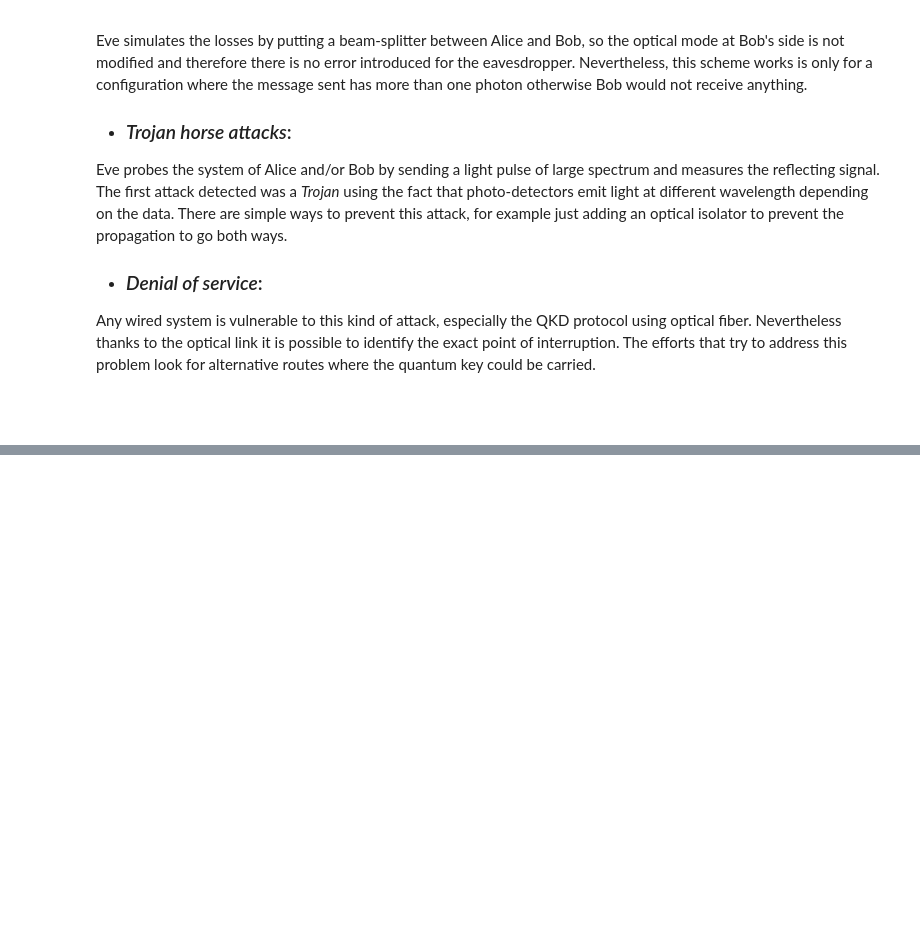
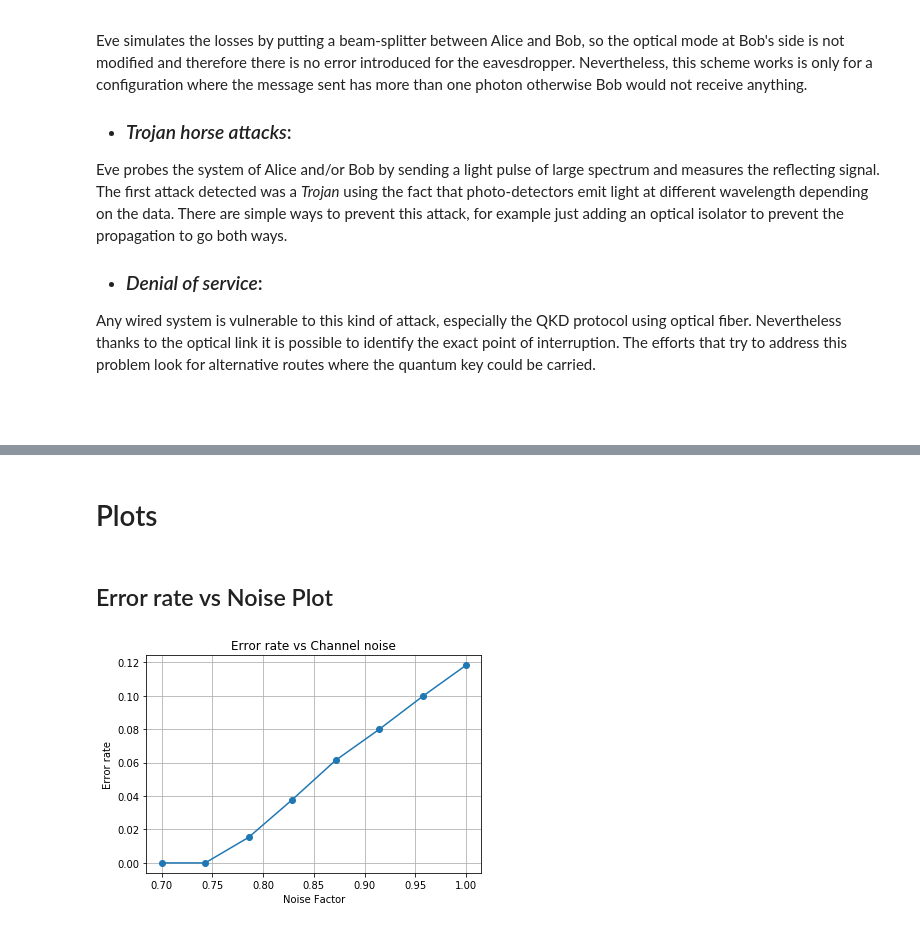
Before and after one commit to lpceronm/QKD, a Jupyter notebook: Quantum_Key_Distribution.ipynb, the cells around one changed output, grey strips where cells are left out. Cells and saved outputs as stored; diff of their text form; code cells hidden in the pictures; blank space fills up the shorter version.

````diff
--- a/Quantum_Key_Distribution.ipynb
+++ b/Quantum_Key_Distribution.ipynb
@@ -294,32 +344,32 @@ class Checker(object):
             return 0
     return -1
 # %%
-#@title density( ```bitsArray x``` )
-#@markdown * Returns the density matrix of all the elements in x
+
 def density(x):
+  """ Rerturns a list of density matrices p given a list x
+  of qubits"""
   p = [] #list to be returned
   for q  in x:
     # |q><q|
     p.append(np.outer(q, q.conj())) #density matrix for each qubit
 
   return p
-#@markdown  ### transmission ( ```densityMatrix p, noiseFactor q ``` )
-#@markdown * Returns noisy density matrices given the factor q of noise level
+
 def transmission(p,r):
-    """ returns nosy density matrices given the factor q of noise level """
+    """" Returns the list nosy density matrices (t) given the
+    factor r of noise level and a the generalized qubits matrix """
     t = [] #list to be returned
     for rho in p:
        q = r * np.random.random_sample()
        t.append((1-q)*rho + (q/3)*(X@rho@X + Y@rho@Y + Z@rho@Z))
     return t
 
-def errorCorrection(a,b):
+def reconciliation(a,b):
   finalAlice = []
   finalBob = []
   if b.errorRate != 0:
     numBlocks = int(0.73/b.errorRate)
     c = Checker(a.siftedKey,b.siftedKey)
-    print(numBlocks, str(len(b.siftedKey)))
     if (len(b.siftedKey) % numBlocks) != 0: numBlocks+=1
 
     for kk in range(10):
@@ -366,31 +456,35 @@ def errorCorrection(a,b):
+# %% [markdown]
+# Plots
+# %% [markdown]
+## Error rate vs Noise Plot
 # %%
-Noise = np.linspace(0.7,1,10)
+Noise = np.linspace(0.7,1,8)
+bitsSize = np.linspace(1000,10000,10)
 errorRates = []
 keysLenght = []
+errorMean = []
 for q in Noise:
-  a = Alice()
-  b = Bob()
+  for s in bitsSize:
+    a = Alice()
+    b = Bob()
 
-  qbits = a.genQbits(int(1e5))
-  p = density(qbits)
-  t = transmission(p,q)
-  b.measureQbits(t)
-  compared = a.compareBasis(b.usedBasis)
-  b.siftedKey(compared)
-  index1,bits = a.errorCheck()
-  res= b.errorCheck(index1,bits)
-  errorRates.append(b.errorRate)
-  keysLenght.append(len(b.siftedKey))
+    qbits = a.genQbits(int(s))
+    p = density(qbits)
+    t = transmission(p,q)
+    b.measureQbits(t)
+    compared = a.compareBasis(b.usedBasis)
+    b.siftedKey(compared)
+    index1,bits = a.errorCheck()
+    res= b.errorCheck(index1,bits)
+    errorRates.append(b.errorRate)
+    keysLenght.append(len(b.siftedKey))
+  errorMean.append(np.mean(np.array(errorRates)))
 
-plt.plot(Noise,errorRates,'o-')
+plt.plot(Noise,errorMean,'o-')
 plt.xlabel('Noise Factor')
 plt.ylabel('Error rate')
 plt.title('Error rate vs Channel noise')
 plt.grid(True)
 plt.show()
-plt.plot(Noise,keysLenght,'o-')
-plt.xlabel('Noise Factor')
-plt.ylabel('Key lenght')
-plt.title('Sifted Keylenght vs Channel noise')
-plt.grid(True)
-plt.show()
+# %% [output]
+[figure, added]
````
Also changed, not shown: parts of 13 cells of this notebook.
